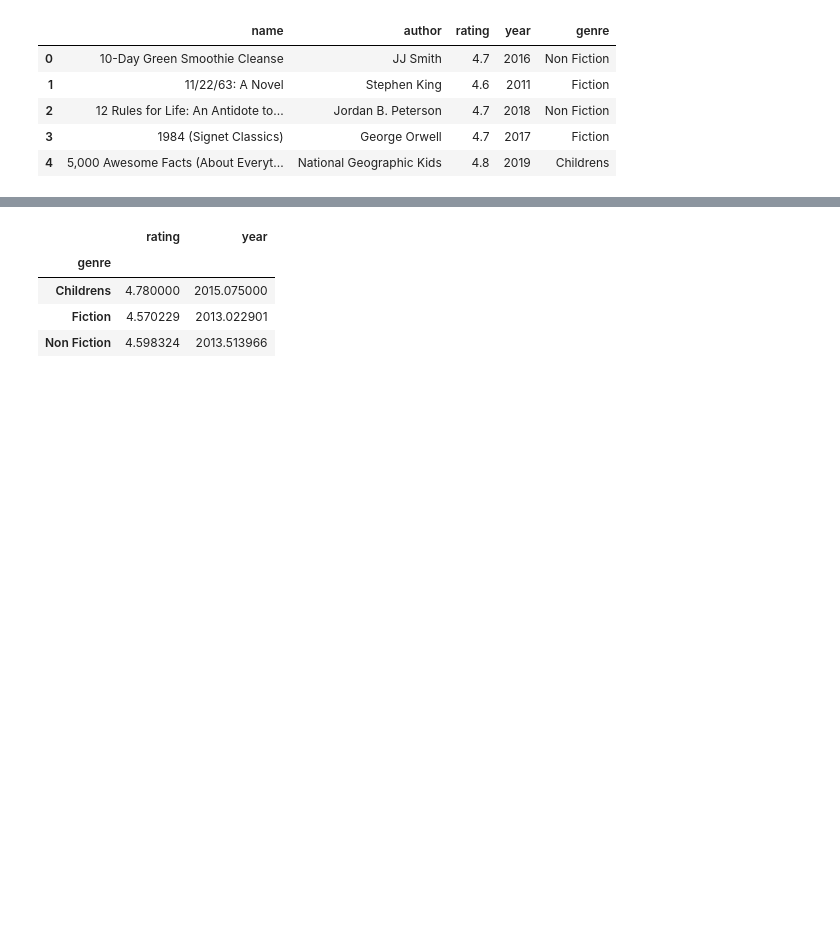
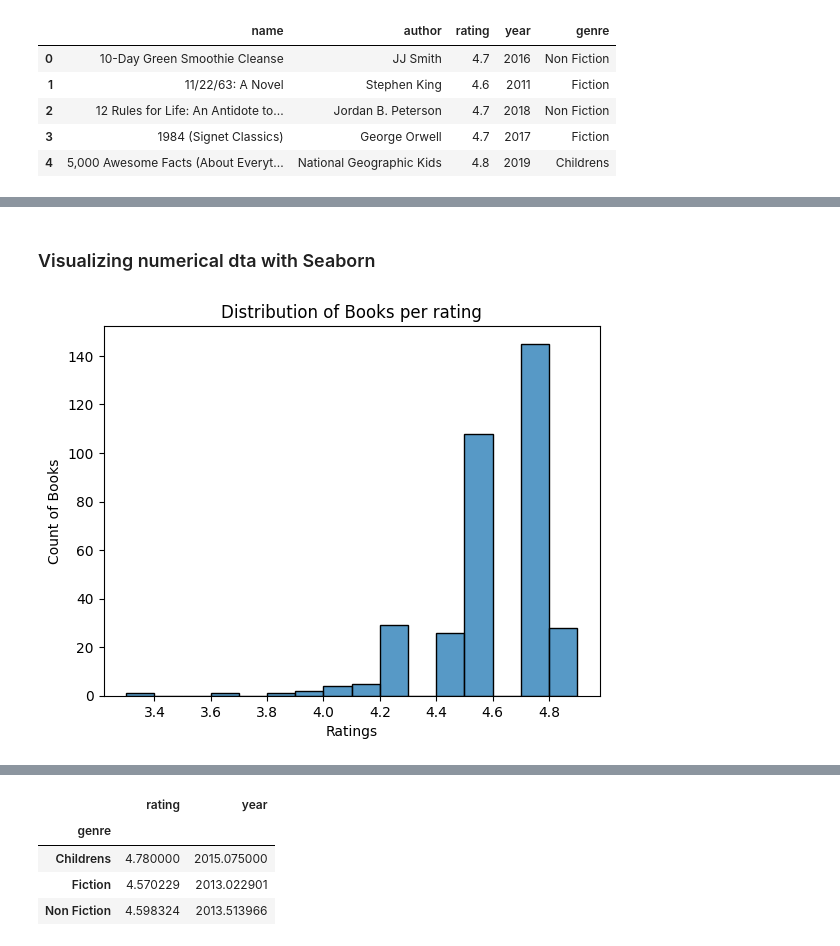
Before and after one commit to jhlopesalves/data-science-notebooks, a Jupyter notebook: Python/Exploratory Data Analysis/exploratory_data_analysis.ipynb, the cells around one changed output, grey strips where cells are left out. Saved outputs shown, nothing was run; the diff lists cells and outputs as text; code cells hidden in the pictures; blank space fills up the shorter version.

Commit message:
work with numeric data

```diff
--- a/Python/Exploratory Data Analysis/exploratory_data_analysis.ipynb
+++ b/Python/Exploratory Data Analysis/exploratory_data_analysis.ipynb
@@ -50,0 +96,13 @@ plt.show()
+# %% [markdown]
+### Visualizing numerical dta with Seaborn
+# %%
+# Create a histogram of ratings count
+fig, ax = plt.subplots()
+sns.histplot(data=books, x="rating", binwidth=.1)
+ax.set(xlabel="Ratings",
+       ylabel="Count of Books",
+       title="Distribution of Books per rating")
+
+plt.show()
+# %% [output]
+[figure, added]
```
Also changed, not shown: parts of 75 cells of this notebook.
